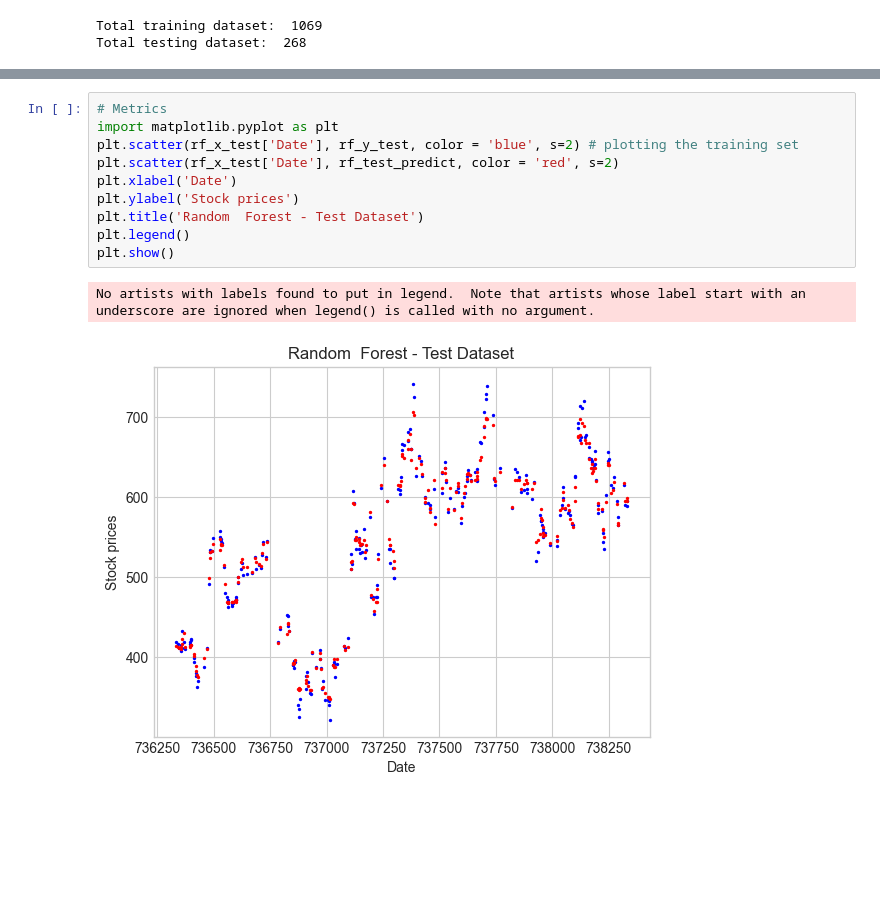
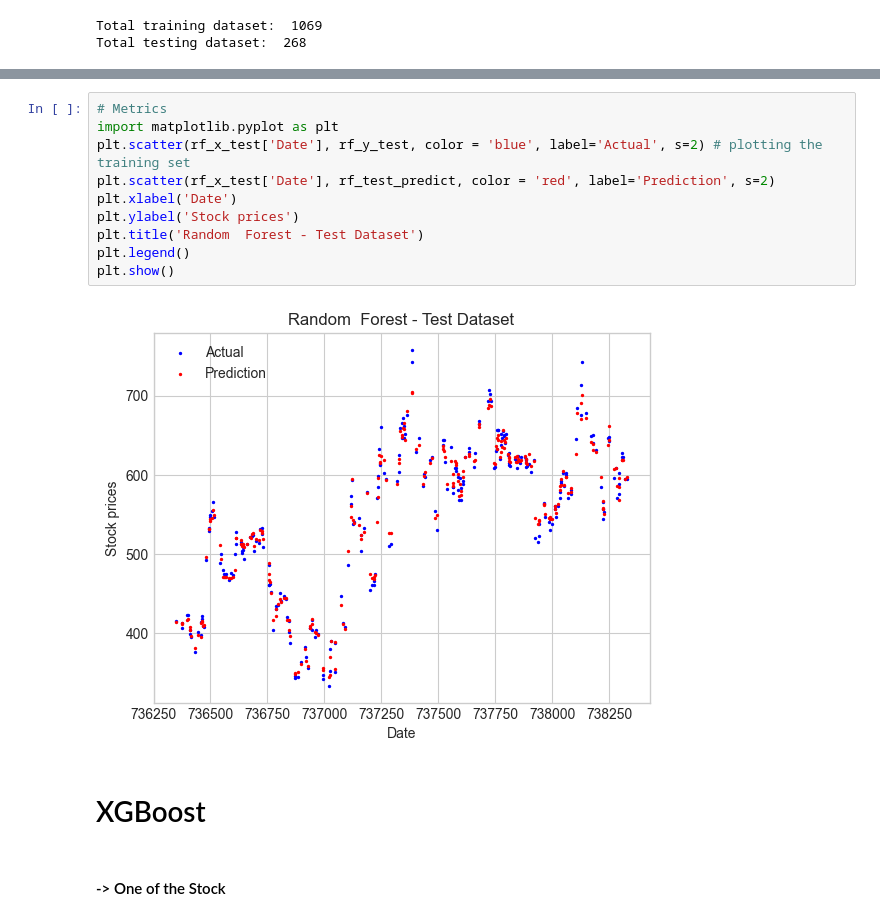
Before and after one commit to NimishLingesh/stock-prediction, a Jupyter notebook: Nimish Lingesh/prediction_model FINAL.ipynb, the cells around one changed output, grey strips where cells are left out. Saved outputs shown, nothing was run; the diff lists cells and outputs as text; blank space fills up the shorter version.

```diff
--- a/Nimish Lingesh/prediction_model FINAL.ipynb
+++ b/Nimish Lingesh/prediction_model FINAL.ipynb
@@ -218,13 +306,16 @@ No artists with labels found to put in legend.  Note that artists whose label st
 # %%
 # Metrics
 import matplotlib.pyplot as plt
-plt.scatter(rf_x_test['Date'], rf_y_test, color = 'blue', s=2) # plotting the training set
-plt.scatter(rf_x_test['Date'], rf_test_predict, color = 'red', s=2)
+plt.scatter(rf_x_test['Date'], rf_y_test, color = 'blue', label='Actual', s=2) # plotting the training set
+plt.scatter(rf_x_test['Date'], rf_test_predict, color = 'red', label='Prediction', s=2)
 plt.xlabel('Date')
 plt.ylabel('Stock prices')
 plt.title('Random  Forest - Test Dataset')
 plt.legend()
 plt.show()
 # %% [output]
-No artists with labels found to put in legend.  Note that artists whose label start with an underscore are ignored when legend() is called with no argument.
-[figure, old version]
+[figure, new version]
+# %% [markdown]
+# XGBoost
+# %% [markdown]
+#### -> One of the Stock
```
Also changed, not shown: parts of 30 cells of this notebook.
